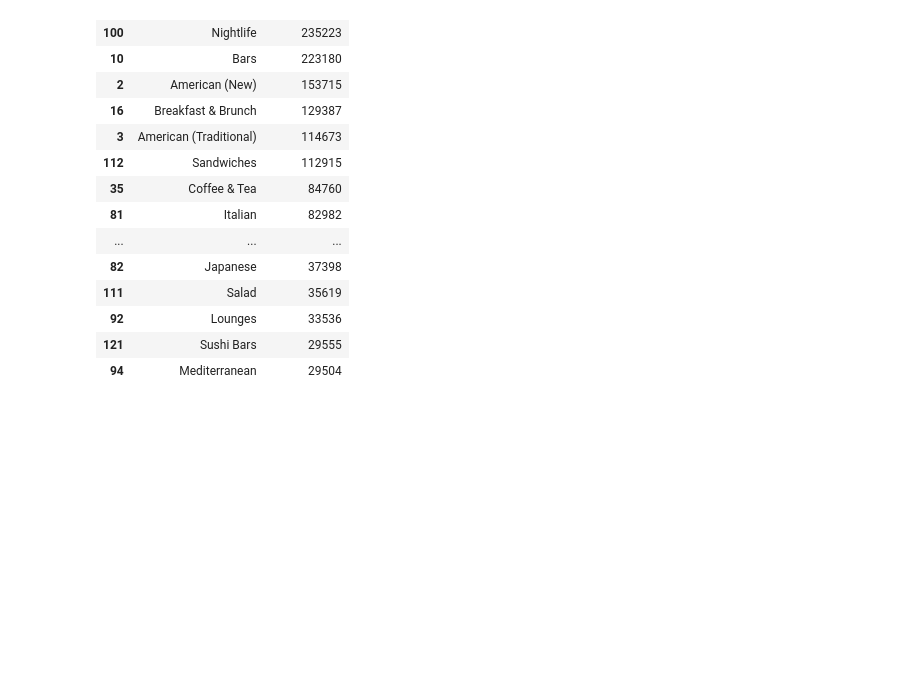
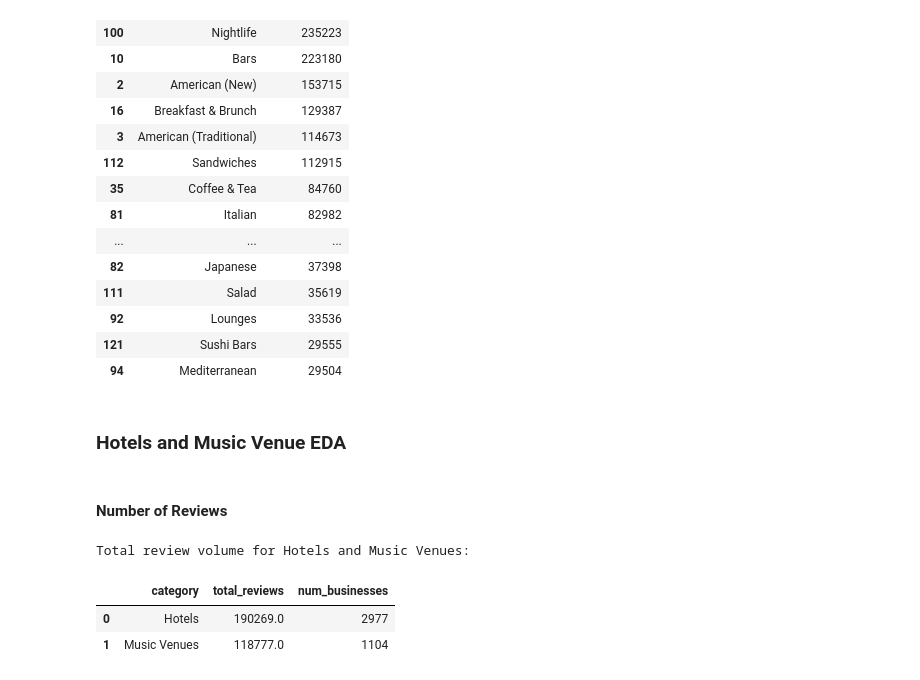
Before and after one commit to ProntoSbinalla/CIS-509-Final-Project, a Jupyter notebook: Notebooks/Data Processing and EDA.ipynb, the cells around one changed output. Saved outputs shown, nothing was run; the diff lists cells and outputs as text; code cells hidden in the pictures; blank space fills up the shorter version.

```diff
--- a/Notebooks/Data Processing and EDA.ipynb
+++ b/Notebooks/Data Processing and EDA.ipynb
@@ -664,3 +664,81 @@ Philadelphia — FOOD / DRINK category distribution:
 | 92 | Lounges | 33536 |
 | 121 | Sushi Bars | 29555 |
 | 94 | Mediterranean | 29504 |
+# %% [markdown]
+### Hotels and Music Venue EDA
+# %% [markdown]
+#### Number of Reviews
+# %%
+import duckdb
+from pathlib import Path
+import pandas as pd
+
+# -----------------------------
+# Paths
+# -----------------------------
+DATA_DIR = Path("../yelp_dataset")
+BUSINESS_PATH = str(DATA_DIR / "yelp_academic_dataset_business.json")
+REVIEW_PATH   = str(DATA_DIR / "yelp_academic_dataset_review.json")
+
+# -----------------------------
+# DuckDB in-memory connection
+# -----------------------------
+con = duckdb.connect(database=":memory:")
+
+# -----------------------------
+# 1) Review counts per business_id
+# -----------------------------
+con.execute(f"""
+CREATE OR REPLACE TABLE review_counts AS
+SELECT business_id, COUNT(*)::BIGINT AS review_count
+FROM read_json_auto('{REVIEW_PATH}')
+GROUP BY business_id;
+""")
+
+# -----------------------------
+# 2) Business table (only what we need)
+# -----------------------------
+con.execute(f"""
+CREATE OR REPLACE TABLE business AS
+SELECT business_id, categories
+FROM read_json_auto('{BUSINESS_PATH}');
+""")
+
+# -----------------------------
+# 3) Total review volume for Hotels + Music Venues
+# -----------------------------
+target_reviews = con.execute("""
+WITH biz AS (
+  SELECT
+    b.business_id,
+    b.categories,
+    COALESCE(r.review_count, 0) AS review_count
+  FROM business b
+  LEFT JOIN review_counts r
+  USING (business_id)
+),
+cats AS (
+  SELECT
+    business_id,
+    trim(unnest(str_split(categories, ','))) AS category,
+    review_count
+  FROM biz
+  WHERE categories IS NOT NULL AND categories <> ''
+)
+SELECT
+  category,
+  SUM(review_count) AS total_reviews,
+  COUNT(DISTINCT business_id) AS num_businesses
+FROM cats
+WHERE category IN ('Hotels', 'Music Venues')
+GROUP BY category
+ORDER BY total_reviews DESC;
+""").df()
+
+print("Total review volume for Hotels and Music Venues:")
+display(target_reviews)
+# %% [output]
+Total review volume for Hotels and Music Venues:
+|  | category | total_reviews | num_businesses |
+| 0 | Hotels | 190269.0 | 2977 |
+| 1 | Music Venues | 118777.0 | 1104 |
```
Also changed, not shown: parts of 5 cells of this notebook.
